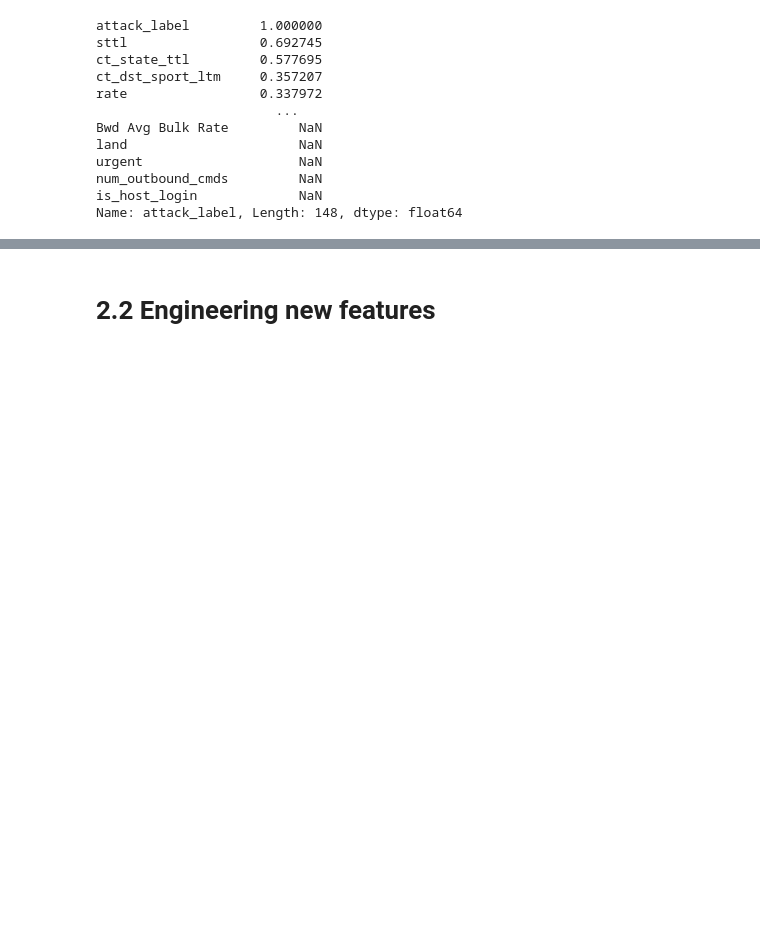
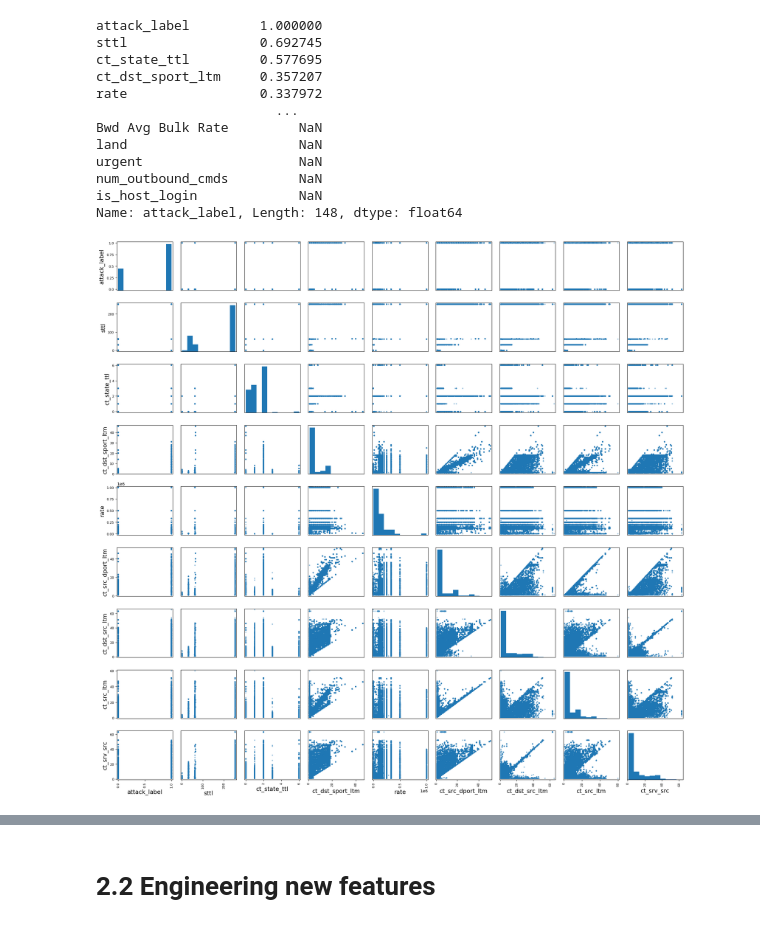
Before and after one commit to jim-X-AI/ResponseX, a Jupyter notebook: Intrusion detection system.ipynb, the cells around one changed output, grey strips where cells are left out. Cells and saved outputs as stored; diff of their text form; code cells hidden in the pictures; blank space fills up the shorter version.

```diff
--- a/Intrusion detection system.ipynb
+++ b/Intrusion detection system.ipynb
@@ -509,7 +515,9 @@ num_outbound_cmds         NaN
 is_host_login             NaN
 Name: attack_label, Length: 148, dtype: float64
 # %%
-# scatter_matrix(df_visuals[['attack_label', 'sttl', 'ct_state_ttl', 'ct_dst_sport_ltm', 'rate', 'ct_src_dport_ltm', 'ct_dst_src_ltm', 'ct_src_ltm', 'ct_srv_src']], figsize=(20, 19))
-# save_fig('scatter plot of correlation with attack label')
-# plt.show()
+scatter_matrix(df_visuals[['attack_label', 'sttl', 'ct_state_ttl', 'ct_dst_sport_ltm', 'rate', 'ct_src_dport_ltm', 'ct_dst_src_ltm', 'ct_src_ltm', 'ct_srv_src']], figsize=(20, 19))
+save_fig('scatter plot of correlation with attack label')
+plt.show()
+# %% [output]
+[figure, added]
 # %%
```
Also changed, not shown: parts of 9 cells of this notebook.
